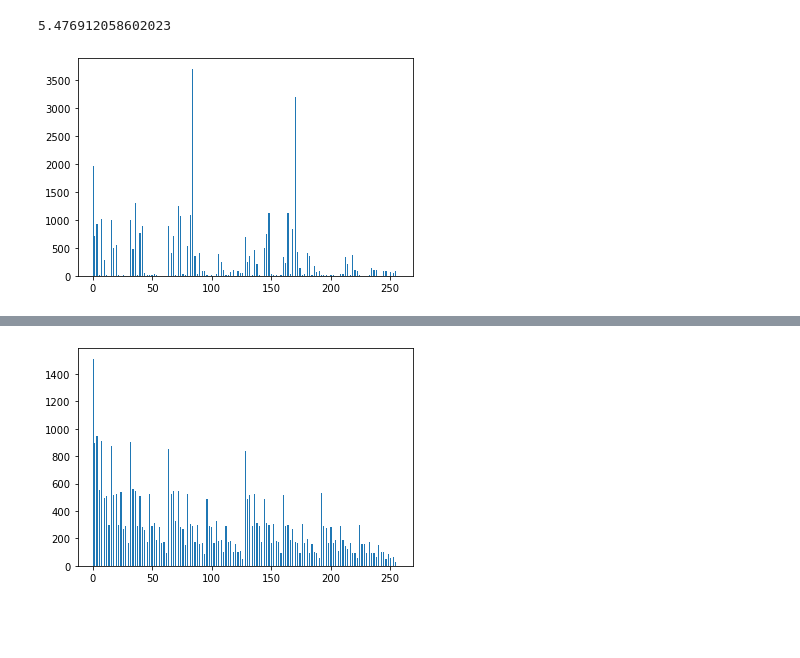
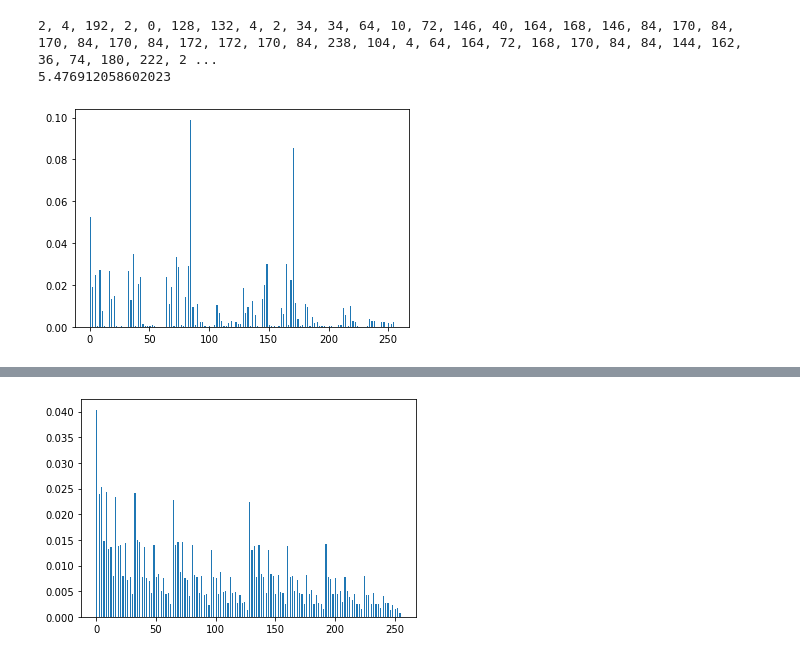
Before and after one commit to tomasz-woloszyn/Bezpiecze-stwo-System-w-Teleinformatycznych, a Jupyter notebook: bezp_lab2.ipynb, the cells around one changed output, grey strips where cells are left out. Saved outputs shown, nothing was run; the diff lists cells and outputs as text; code cells hidden in the pictures; blank space fills up the shorter version.

```diff
--- a/bezp_lab2.ipynb
+++ b/bezp_lab2.ipynb
@@ -23,33 +26,26 @@ a = np.asarray(PhotoConverted)
 Raw=[]
 c=0
 d=0
-for x in a:
-    for y in x:
+for x in range(512):
+    for y in range(512):
         c+=1
-        d+=y
-        d=d<<1
-        if c == 7:
+        d+=int(a[[x],[y]])
+        if c != 8:
+                d=d<<1
+        if c == 8:
             c=0
+            #print(d)
             Raw.append(d)
             d=0
+#print("koniec petli")
 
-
-
-
-
-
-
-figImage , his = plt.subplots()
-bins=255
-
-his.hist(Raw,bins,range=[0,256])
-
-
-
-print(entropy(Raw))
+#print(Raw)
+n, bins, patches = plt.hist(Raw,bins=255,range=[0,255],density=True)
+print(esp(n,base=2))
 # %% [output]
+2, 4, 192, 2, 0, 128, 132, 4, 2, 34, 34, 64, 10, 72, 146, 40, 164, 168, 146, 84, 170, 84, 170, 84, 170, 84, 172, 172, 170, 84, 238, 104, 4, 64, 164, 72, 168, 170, 84, 84, 144, 162, 36, 74, 180, 222, 2 ...
 5.476912058602023
-[figure, old version]
+[figure, new version]
 # %%
 
 
@@ -80,12 +76,13 @@ DisplayImg.show()
 Data=[]
 c=0
 d=0
-for x in PhotoAfterPost:
-    for y in x:
+for x in range(512):
+    for y in range(512):
         c+=1
-        d+=y
-        d=d<<1
-        if c == 7:
+        d+=int(PhotoAfterPost[[x],[y]])
+        if c != 8:
+                d=d<<1
+        if c == 8:
             c=0
             #print(str(d)+'\n')
             Data.append(d)
@@ -103,9 +100,7 @@ print("Ilość cyfr:",len(Data))
 figImage , his = plt.subplots()
 bins=255
 
-his.hist(Data,bins,range=[0,256])
-
-
-print(entropy(Data))
+n, bins, patches = plt.hist(Data,bins=255,range=[0,255],density=True)
+print(esp(n,base=2))
 # %% [output]
 Ilość cyfr: 37449
@@ -113,4 +108,4 @@ Ilość cyfr: 37449
-[figure, old version]
+[figure, new version]
 # %%
 ###100 000 numbers generator
 Data=[]
```
Also changed, not shown: parts of 3 cells of this notebook, 4 other files.
